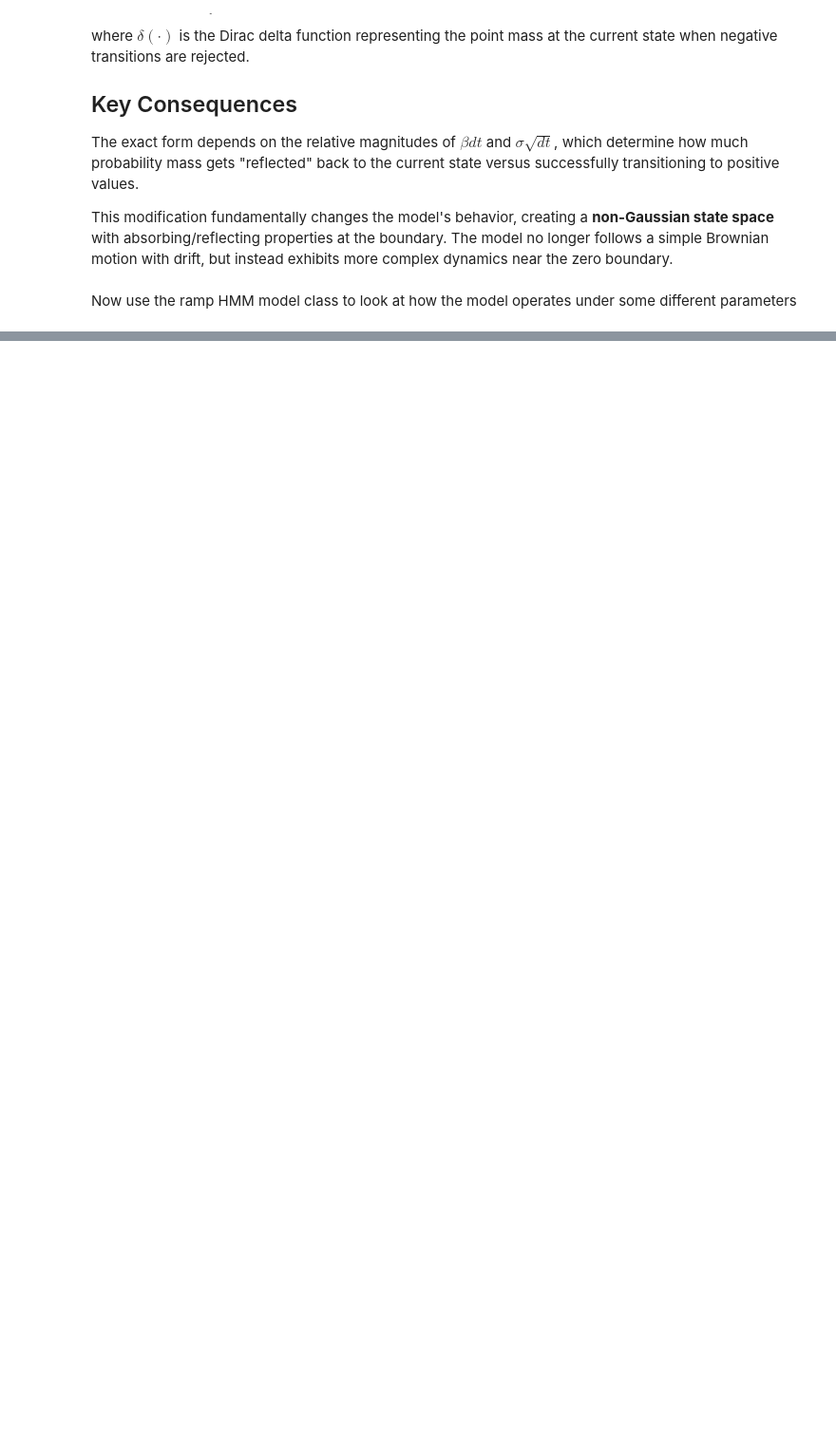
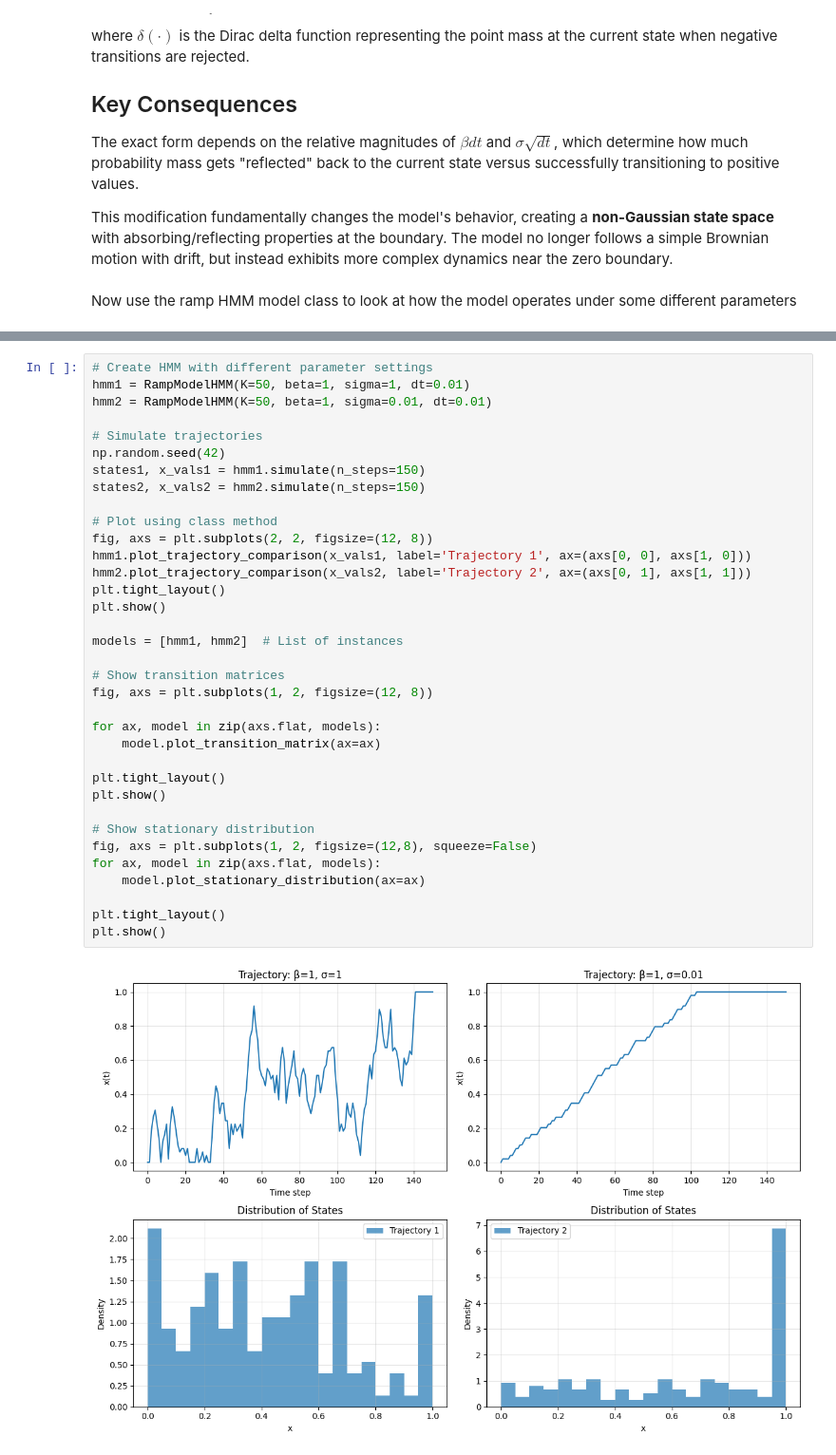
Before and after one commit to oparker7/gg3, a Jupyter notebook: task2.ipynb, the cells around one changed output, grey strips where cells are left out. Shown at 95% size. Saved outputs shown, nothing was run; the diff lists cells and outputs as text; blank space fills up the shorter version.

```diff
--- a/task2.ipynb
+++ b/task2.ipynb
@@ -103,0 +145,37 @@ Now use the ramp HMM model class to look at how the model operates under some di
+# %%
+# Create HMM with different parameter settings
+hmm1 = RampModelHMM(K=50, beta=1, sigma=1, dt=0.01)
+hmm2 = RampModelHMM(K=50, beta=1, sigma=0.01, dt=0.01)
+
+# Simulate trajectories
+np.random.seed(42)
+states1, x_vals1 = hmm1.simulate(n_steps=150)
+states2, x_vals2 = hmm2.simulate(n_steps=150)
+
+# Plot using class method
+fig, axs = plt.subplots(2, 2, figsize=(12, 8))
+hmm1.plot_trajectory_comparison(x_vals1, label='Trajectory 1', ax=(axs[0, 0], axs[1, 0]))
+hmm2.plot_trajectory_comparison(x_vals2, label='Trajectory 2', ax=(axs[0, 1], axs[1, 1]))
+plt.tight_layout()
+plt.show()
+
+models = [hmm1, hmm2]  # List of instances
+
+# Show transition matrices
+fig, axs = plt.subplots(1, 2, figsize=(12, 8))
+
+for ax, model in zip(axs.flat, models):
+    model.plot_transition_matrix(ax=ax)
+
+plt.tight_layout()
+plt.show()
+
+# Show stationary distribution
+fig, axs = plt.subplots(1, 2, figsize=(12,8), squeeze=False)
+for ax, model in zip(axs.flat, models):
+    model.plot_stationary_distribution(ax=ax)
+
+plt.tight_layout()
+plt.show()
+# %% [output]
+[figure, added]
```
Also changed, not shown: parts of 71 cells of this notebook.
